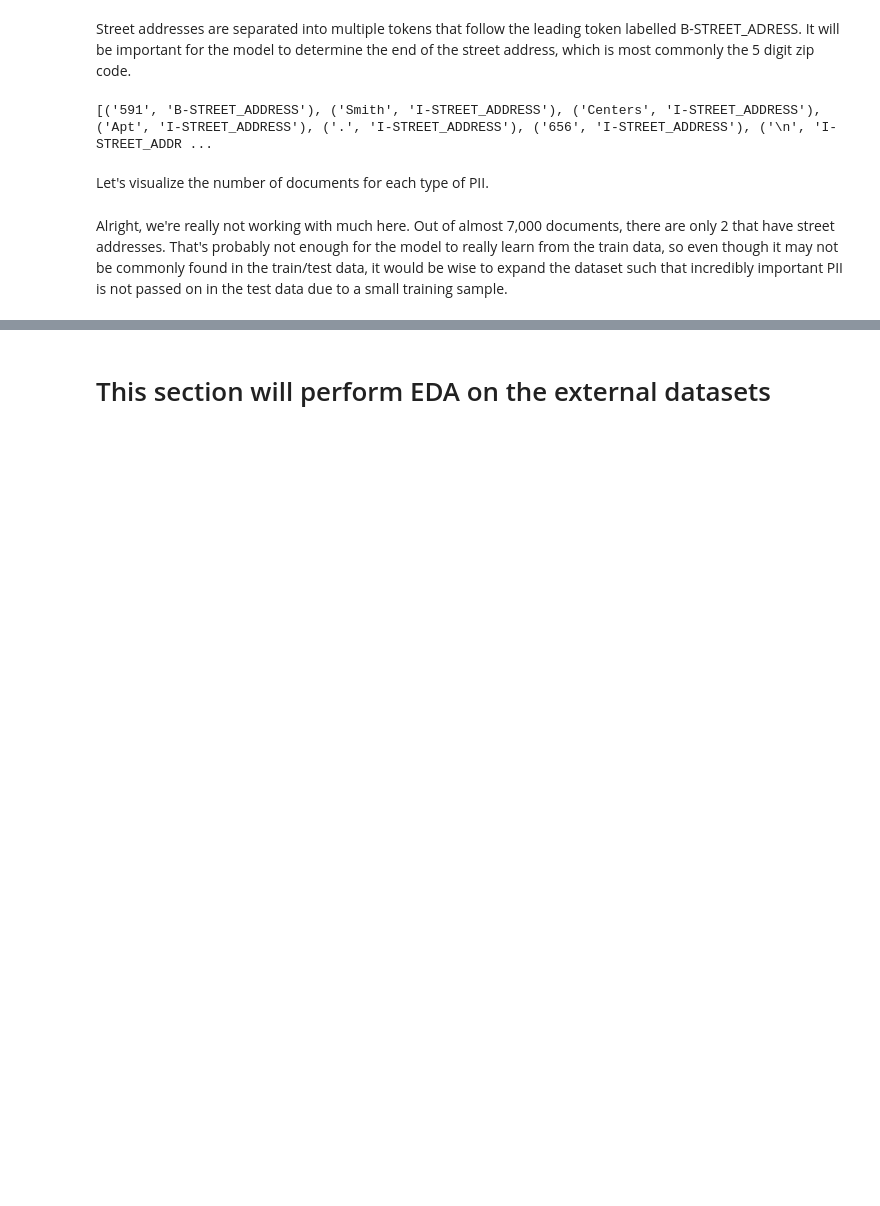
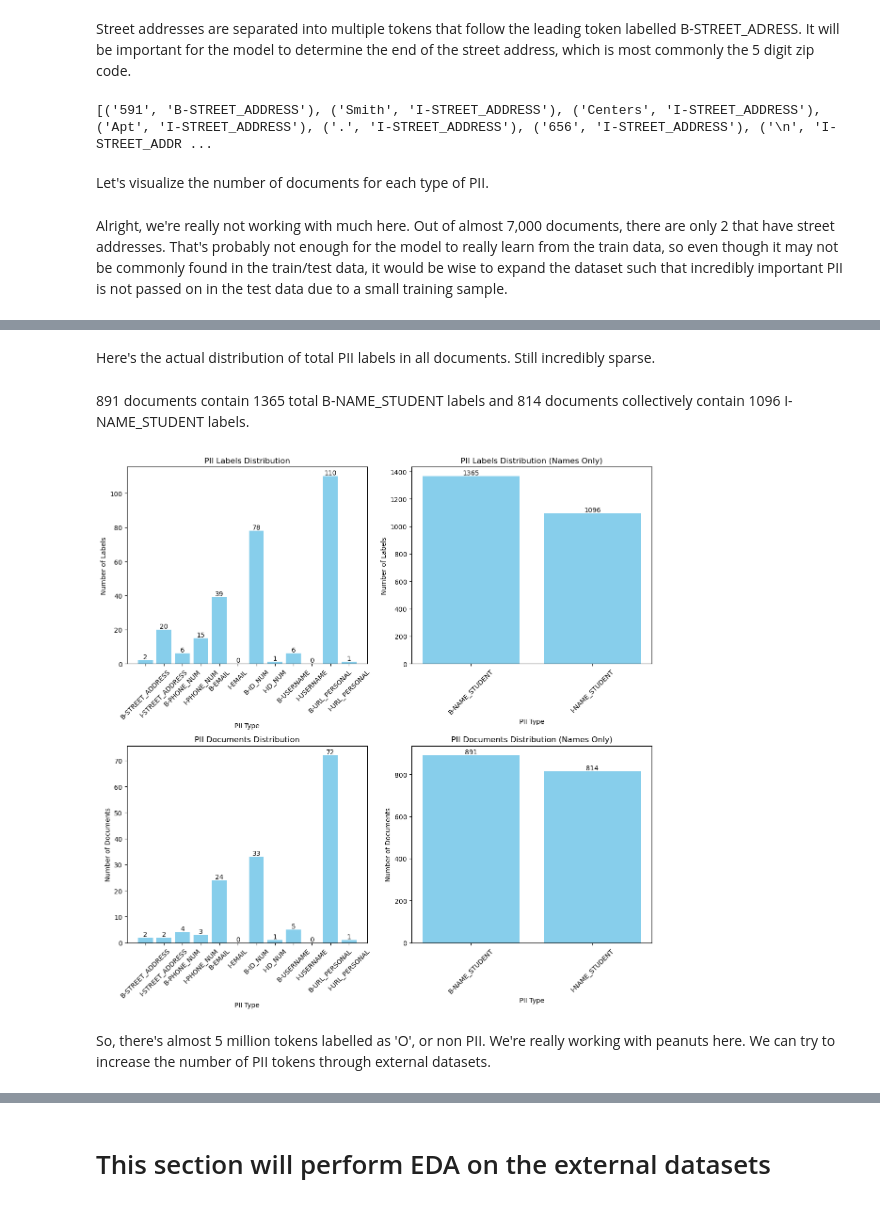
Before and after one commit to alanklin/NLP-Final, a Jupyter notebook: Code/eda.ipynb, the cells around one changed output, grey strips where cells are left out. Cells and saved outputs as stored; diff of their text form; code cells hidden in the pictures; blank space fills up the shorter version.

Commit message:
more eda with functions

```diff
--- a/Code/eda.ipynb
+++ b/Code/eda.ipynb
@@ -223,0 +168,70 @@ plt.show()
+# %% [markdown]
+Here's the actual distribution of total PII labels in all documents. Still incredibly sparse.
+# %% [markdown]
+891 documents contain 1365 total B-NAME_STUDENT labels and 814 documents collectively contain 1096 I-NAME_STUDENT labels.
+# %%
+
+# Modify the functions to accept an `ax` parameter
+def count_pii_labels(data, name=False, ax=None):
+    if name:
+        pii_types = ['B-NAME_STUDENT', 'I-NAME_STUDENT']
+    else:
+        pii_types = ['B-STREET_ADDRESS', 'I-STREET_ADDRESS', 'B-PHONE_NUM', 'I-PHONE_NUM',
+                     'B-EMAIL', 'I-EMAIL', 'B-ID_NUM', 'I-ID_NUM', 'B-USERNAME', 'I-USERNAME',
+                     'B-URL_PERSONAL', 'I-URL_PERSONAL']
+
+    all_labels = [label for labels in data['labels'] for label in labels]
+    pii_counts = {pii: all_labels.count(pii) for pii in pii_types}
+    pii_counts_df = pd.DataFrame(list(pii_counts.items()), columns=['PII Type', 'Label Count'])
+
+    # Plot on the provided axes
+    bars = ax.bar(pii_counts_df['PII Type'], pii_counts_df['Label Count'], color='skyblue')
+    for bar in bars:
+        height = bar.get_height()
+        ax.text(bar.get_x() + bar.get_width() / 2, height, str(height), ha='center', va='bottom')
+    ax.set_xlabel('PII Type')
+    ax.set_ylabel('Number of Labels')
+    ax.set_title('PII Labels Distribution' + (' (Names Only)' if name else ''))
+    ax.tick_params(axis='x', rotation=45)
+
+def count_pii_docs(data, name=False, ax=None):
+    if name:
+        pii_types = ['B-NAME_STUDENT', 'I-NAME_STUDENT']
+    else:
+        pii_types = ['B-STREET_ADDRESS', 'I-STREET_ADDRESS', 'B-PHONE_NUM', 'I-PHONE_NUM',
+                     'B-EMAIL', 'I-EMAIL', 'B-ID_NUM', 'I-ID_NUM', 'B-USERNAME', 'I-USERNAME',
+                     'B-URL_PERSONAL', 'I-URL_PERSONAL']
+
+    pii_counts = {pii: sum(pii in labels for labels in data['labels']) for pii in pii_types}
+    pii_counts_df = pd.DataFrame(list(pii_counts.items()), columns=['PII Type', 'Document Count'])
+
+    # Plot on the provided axes
+    bars = ax.bar(pii_counts_df['PII Type'], pii_counts_df['Document Count'], color='skyblue')
+    for bar in bars:
+        height = bar.get_height()
+        ax.text(bar.get_x() + bar.get_width() / 2, height, str(height), ha='center', va='bottom')
+    ax.set_xlabel('PII Type')
+    ax.set_ylabel('Number of Documents')
+    ax.set_title('PII Documents Distribution' + (' (Names Only)' if name else ''))
+    ax.tick_params(axis='x', rotation=45)
+
+
+def plot_all(data):
+    # Create a 2x2 subplot and pass the axes to the functions
+    fig, axes = plt.subplots(2, 2, figsize=(12, 12))
+
+    # Call the functions with the respective axes
+    count_pii_labels(data, name=False, ax=axes[0, 0])
+    count_pii_labels(data, name=True, ax=axes[0, 1])
+    count_pii_docs(data, name=False, ax=axes[1, 0])
+    count_pii_docs(data, name=True, ax=axes[1, 1])
+
+    # Adjust layout and show the combined plot
+    plt.tight_layout()
+    plt.show()
+
+plot_all(train)
+# %% [output]
+[figure, added]
+# %% [markdown]
+So, there's almost 5 million tokens labelled as 'O', or non PII. We're really working with peanuts here. We can try to increase the number of PII tokens through external datasets.
```
Also changed, not shown: parts of 13 cells of this notebook, 1 other file.
